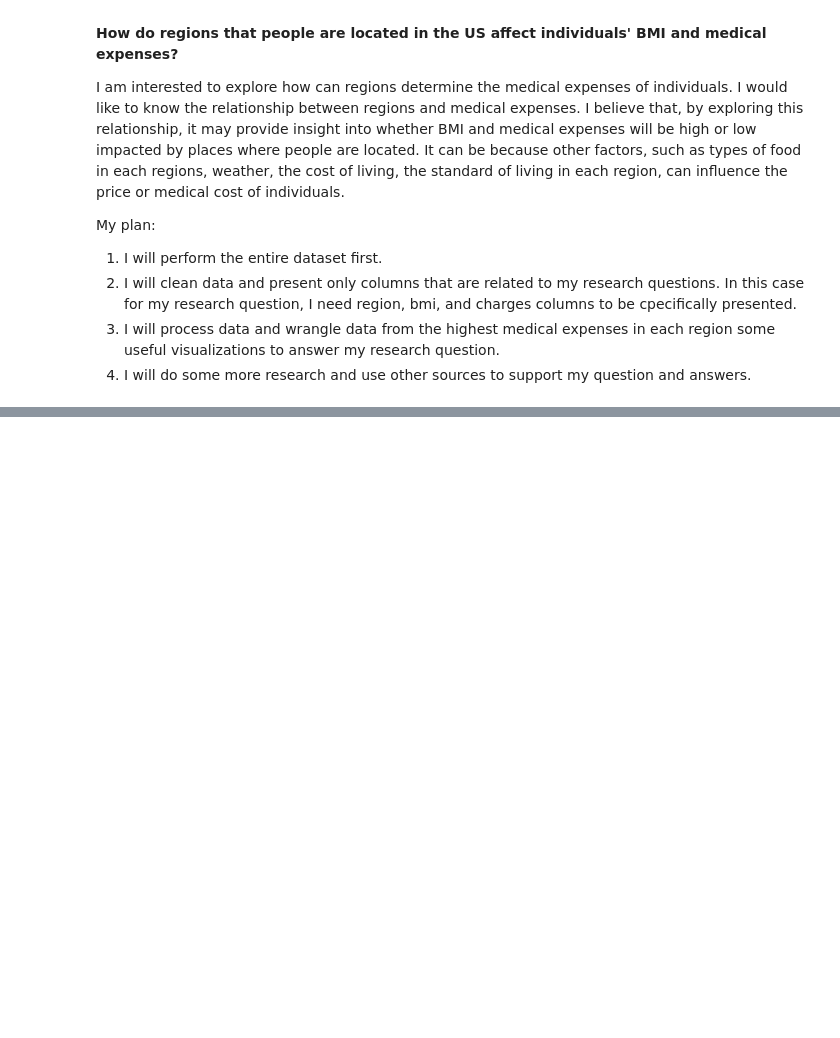
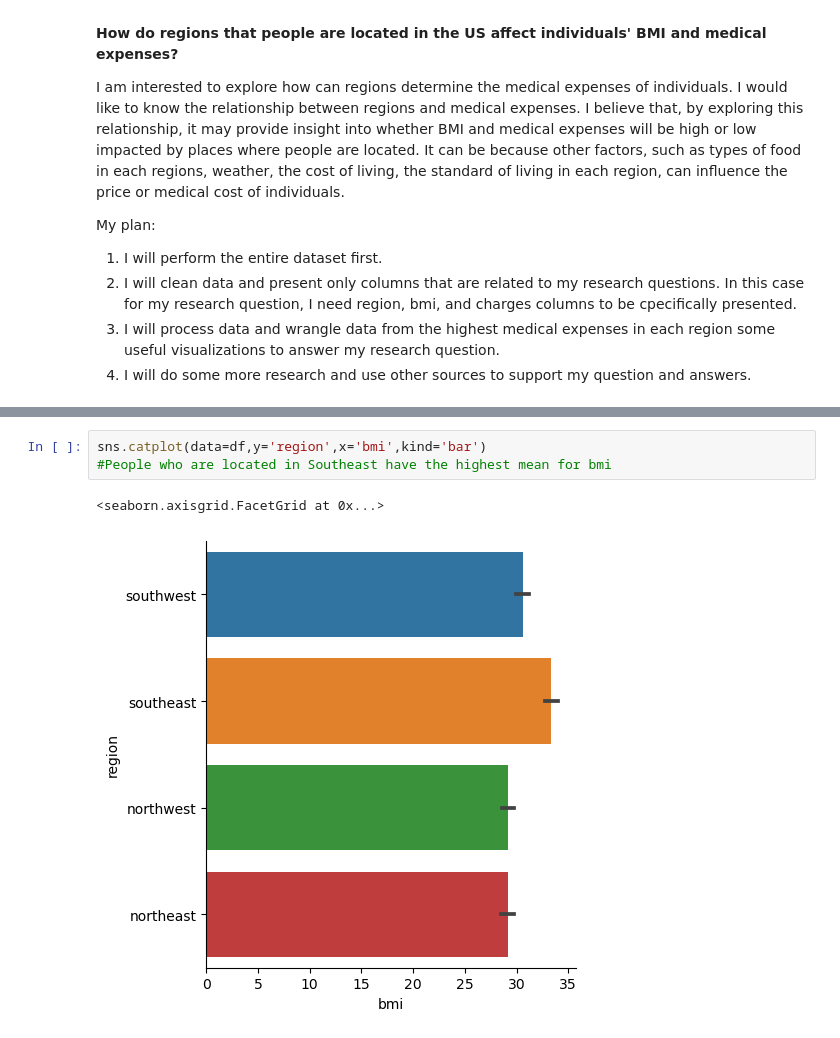
Before and after one commit to ubco-W2022T2-data301/project-group-group10, a Jupyter notebook: analysis/analysis3.ipynb, the cells around one changed output, grey strips where cells are left out. Cells and saved outputs as stored; diff of their text form; blank space fills up the shorter version.

```diff
--- a/analysis/analysis3.ipynb
+++ b/analysis/analysis3.ipynb
@@ -32,0 +79,6 @@ pd.read_csv("../data/raw/insurance.csv")
+# %%
+sns.catplot(data=df,y='region',x='bmi',kind='bar')
+#People who are located in Southeast have the highest mean for bmi
+# %% [output]
+<seaborn.axisgrid.FacetGrid at 0x...>
+[figure, added]
```
Also changed, not shown: parts of 23 cells of this notebook, 2 other files.
